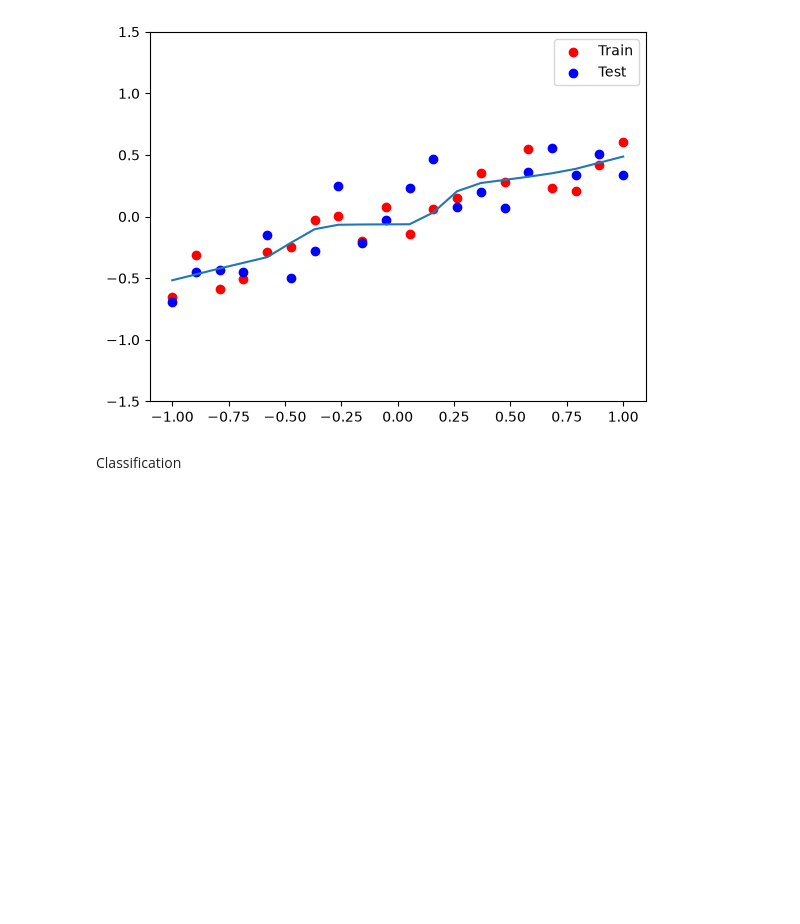
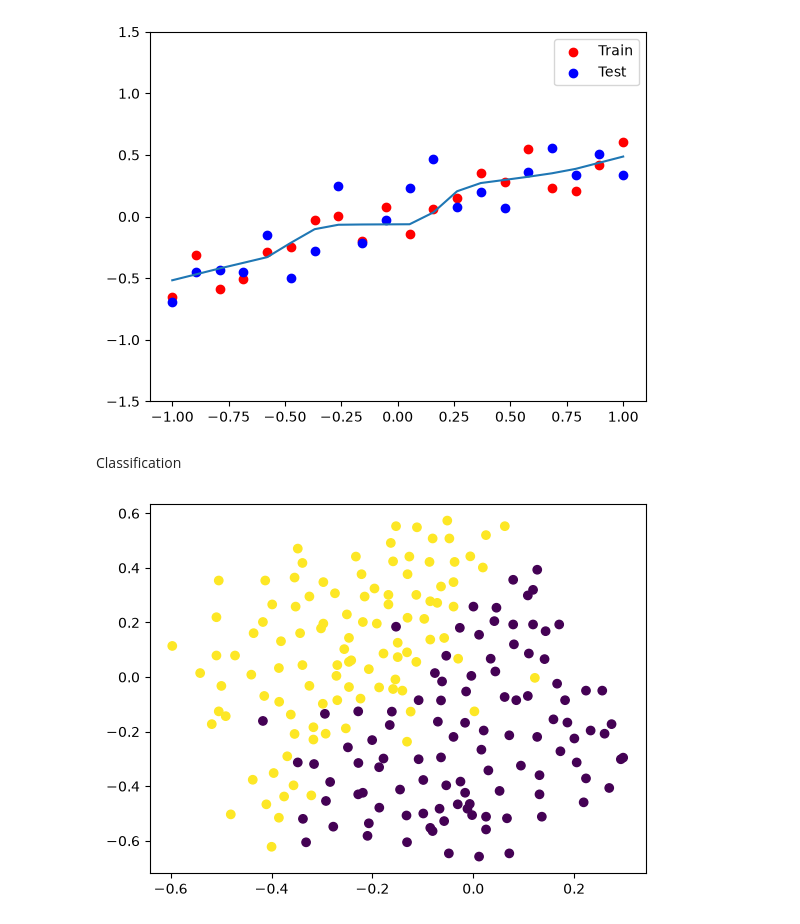
Before and after one commit to uravashiagrawal-hue/deep-learning, a Jupyter notebook: problems in neural network/overfitting/dropoutLayers.ipynb, the cells around one changed output. Saved outputs shown, nothing was run; the diff lists cells and outputs as text; code cells hidden in the pictures; blank space fills up the shorter version.

```diff
--- a/problems in neural network/overfitting/dropoutLayers.ipynb
+++ b/problems in neural network/overfitting/dropoutLayers.ipynb
@@ -331,3 +331,9 @@ y = np.array([1., 1., 1., 1., 1., 1., 1., 1., 1., 1., 1., 1., 1., 1., 1., 1., 1.
        0., 0., 0., 0., 0., 0., 0., 0., 0., 0., 0., 0., 0., 0., 0., 0., 0.,
        0., 0., 0., 0., 1., 1., 1., 1., 1., 1., 1., 1., 1., 1., 1., 1., 1.,
        0., 1., 1., 1., 1., 0., 0.])
+# %%
+import matplotlib.pyplot as plt
+plt.scatter(X[:,0], X[:,1], c=y)
+plt.show()
+# %% [output]
+[figure, added]
```
Also changed, not shown: parts of 7 cells of this notebook.
